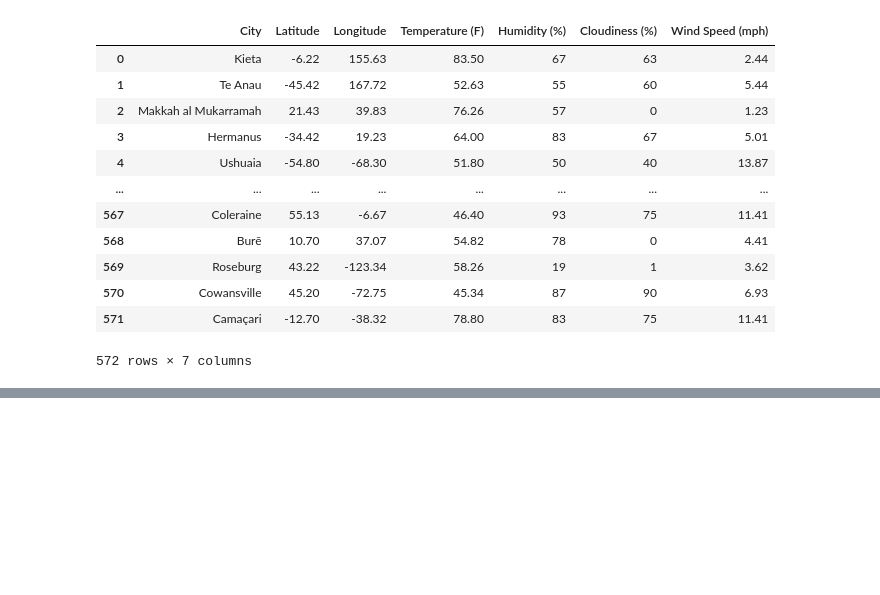
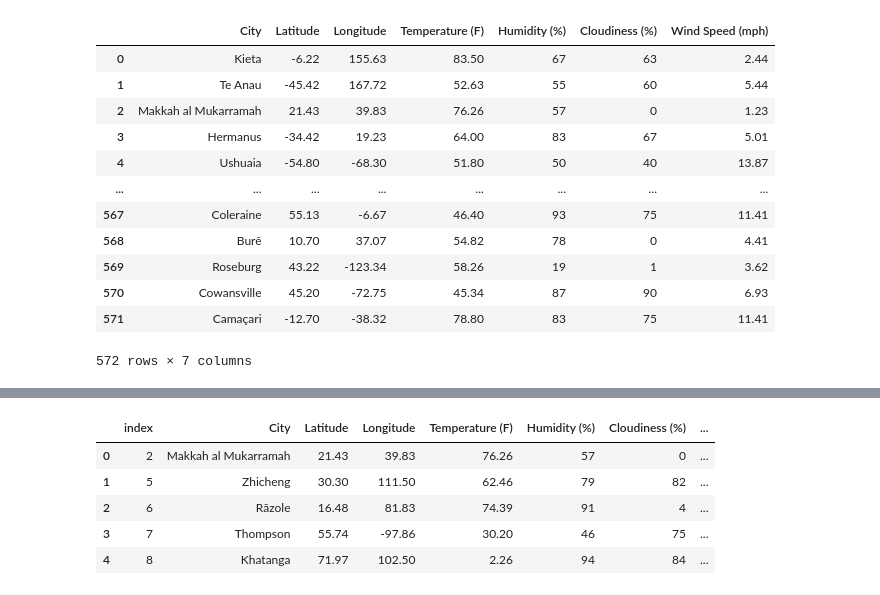
Before and after one commit to sarahheavner/python-api-challenge, a Jupyter notebook: WeatherPy/WeatherPy.ipynb, the cells around one changed output, grey strips where cells are left out. Drawn from its saved outputs; the diff is of its cells as text; code cells hidden in the pictures; blank space fills up the shorter version.

Commit message:
created new DFs for Northern and Southern Hemispheres

```diff
--- a/WeatherPy/WeatherPy.ipynb
+++ b/WeatherPy/WeatherPy.ipynb
@@ -173,0 +178,12 @@ plt.savefig("Output_Data/WindSpeedVsLatitude.png")
+# %%
+#Create separate DF for Northern Hemisphere
+
+northern_df = weather_df.loc[weather_df['Latitude'] > 0]
+northern_df.reset_index().head()
+# %% [output]
+|  | index | City | Latitude | Longitude | Temperature (F) | Humidity (%) | Cloudiness (%) | ... |
+| 0 | 2 | Makkah al Mukarramah | 21.43 | 39.83 | 76.26 | 57 | 0 | ... |
+| 1 | 5 | Zhicheng | 30.30 | 111.50 | 62.46 | 79 | 82 | ... |
+| 2 | 6 | Rāzole | 16.48 | 81.83 | 74.39 | 91 | 4 | ... |
+| 3 | 7 | Thompson | 55.74 | -97.86 | 30.20 | 46 | 75 | ... |
+| 4 | 8 | Khatanga | 71.97 | 102.50 | 2.26 | 94 | 84 | ... |
```
Also changed, not shown: parts of 5 cells of this notebook, 4 other files.
